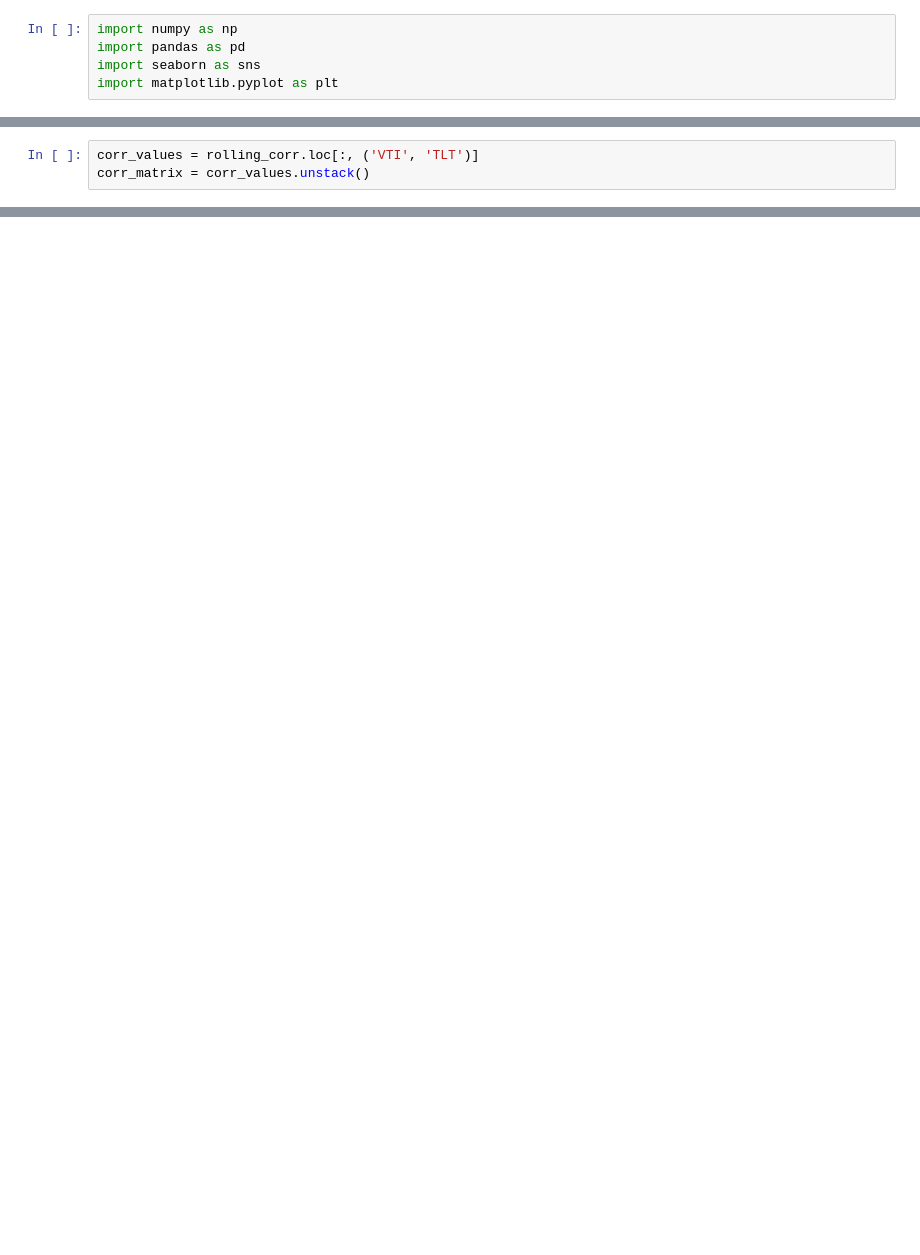
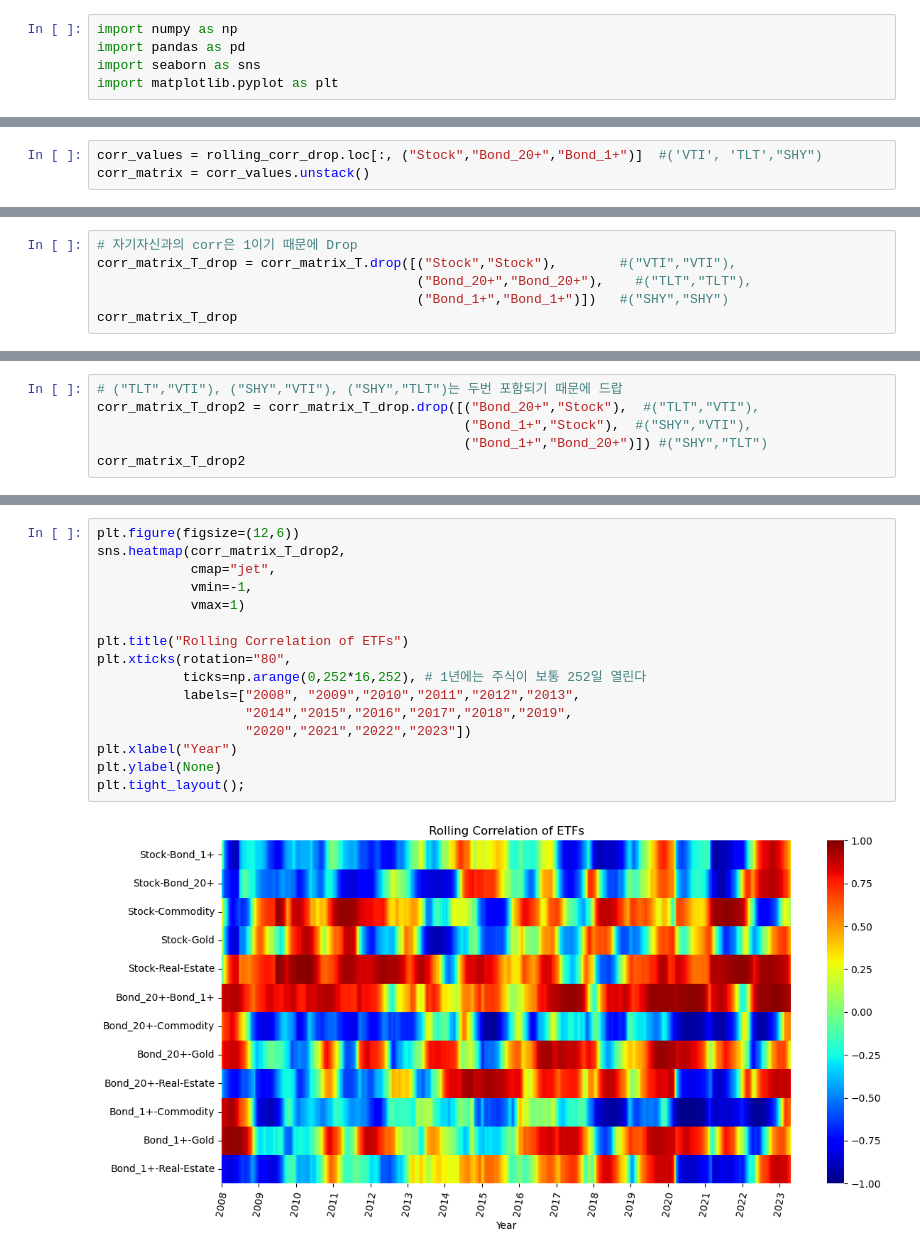
Before and after one commit to Je-Hyeon/Portfolio-Optimization-2023-FR-Project-, a Jupyter notebook: rolling_corr.ipynb, the cells around one changed output, grey strips where cells are left out. Cells and saved outputs as stored; diff of their text form; blank space fills up the shorter version.

```diff
--- a/rolling_corr.ipynb
+++ b/rolling_corr.ipynb
@@ -42,5 +29,5 @@ Index(['2007', '2008', '2009', '2010', '2011', '2012', '2013', '2014', '2015',
 # %%
-corr_values = rolling_corr.loc[:, ('VTI', 'TLT')]
+corr_values = rolling_corr_drop.loc[:, ("Stock","Bond_20+","Bond_1+")]  #('VTI', 'TLT',"SHY")
 corr_matrix = corr_values.unstack()
 # %%
 corr_matrix_T = corr_matrix.T
@@ -65,0 +54,6 @@ heatmap = sns.heatmap(corr_matrix_T, xticklabels=years)
+# %%
+# 자기자신과의 corr은 1이기 때문에 Drop
+corr_matrix_T_drop = corr_matrix_T.drop([("Stock","Stock"),        #("VTI","VTI"),
+                                         ("Bond_20+","Bond_20+"),    #("TLT","TLT"),
+                                         ("Bond_1+","Bond_1+")])   #("SHY","SHY")
+corr_matrix_T_drop
@@ -65,0 +78,6 @@ heatmap = sns.heatmap(corr_matrix_T, xticklabels=years)
+# %%
+# ("TLT","VTI"), ("SHY","VTI"), ("SHY","TLT")는 두번 포함되기 때문에 드랍
+corr_matrix_T_drop2 = corr_matrix_T_drop.drop([("Bond_20+","Stock"),  #("TLT","VTI"),
+                                               ("Bond_1+","Stock"),  #("SHY","VTI"),
+                                               ("Bond_1+","Bond_20+")]) #("SHY","TLT")
+corr_matrix_T_drop2
@@ -65,0 +99,18 @@ heatmap = sns.heatmap(corr_matrix_T, xticklabels=years)
+# %%
+plt.figure(figsize=(12,6))
+sns.heatmap(corr_matrix_T_drop2,
+            cmap="jet",
+            vmin=-1,
+            vmax=1)
+
+plt.title("Rolling Correlation of ETFs")
+plt.xticks(rotation="80",
+           ticks=np.arange(0,252*16,252), # 1년에는 주식이 보통 252일 열린다
+           labels=["2008", "2009","2010","2011","2012","2013",
+                   "2014","2015","2016","2017","2018","2019",
+                   "2020","2021","2022","2023"])
+plt.xlabel("Year")
+plt.ylabel(None)
+plt.tight_layout();
+# %% [output]
+[figure, added]
```
Also changed, not shown: parts of 7 cells of this notebook, 12 other files.
